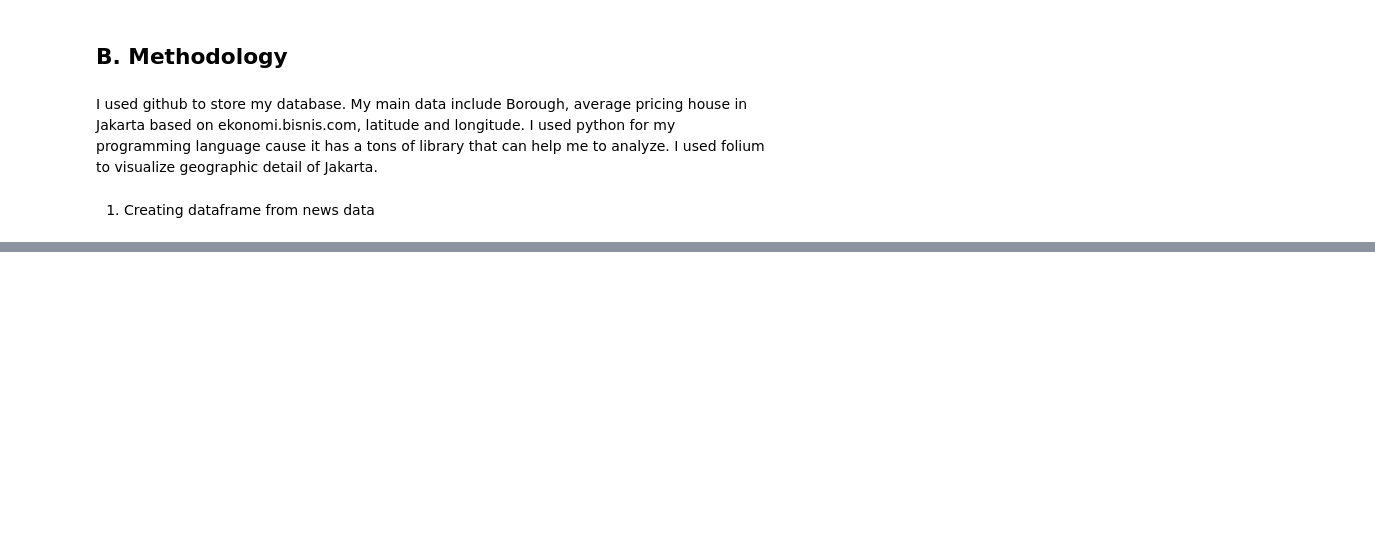
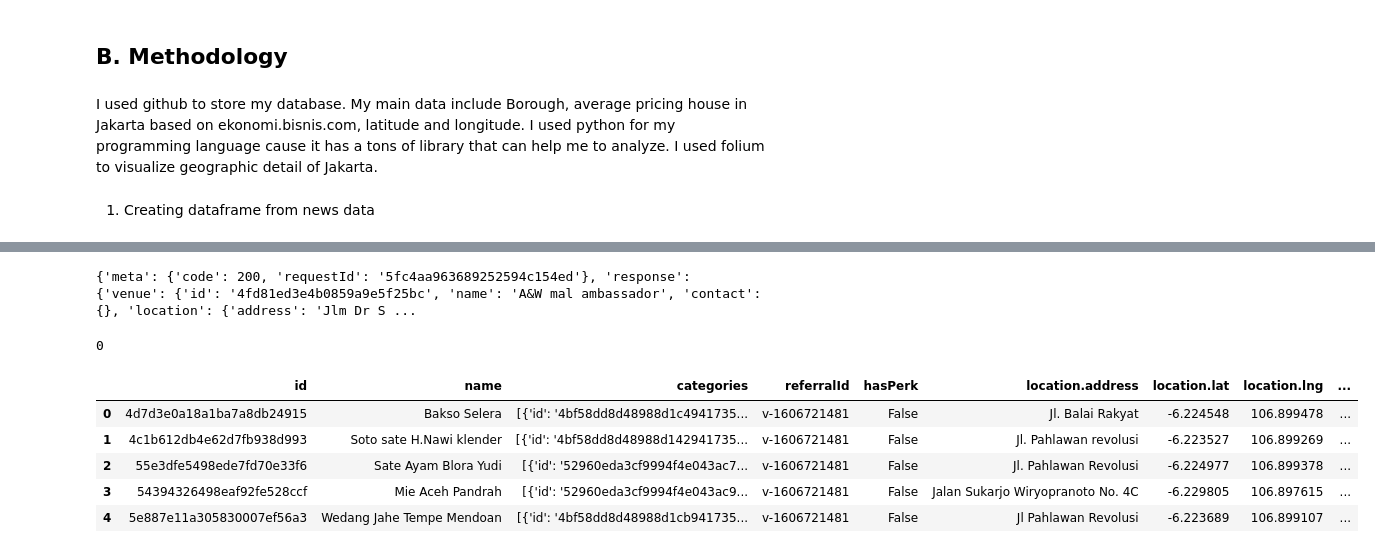
Before and after one commit to richieamir/final-capstone, a Jupyter notebook: housing-sales-Jakarta.ipynb, the cells around one changed output, grey strips where cells are left out. Saved outputs shown, nothing was run; the diff lists cells and outputs as text; code cells hidden in the pictures; blank space fills up the shorter version.

```diff
--- a/housing-sales-Jakarta.ipynb
+++ b/housing-sales-Jakarta.ipynb
@@ -41,0 +64,19 @@ df
+# %%
+CLIENT_ID = 'VF1SBTXRNXKEDALWBRLRE2NT2K0Z3WVTUD3TGPV2DA5HOB3B' # your Foursquare ID
+CLIENT_SECRET = 'WQI03FWI4MIEQVY0PRJYDAUOZJA1P0COTYGYSMFVQ2VXLAEI' # your Foursquare Secret
+VERSION = '20180604'
+LIMIT = 500
+categoryId='4d4b7105d754a06374d81259' #category id for food category
+near='Jembatan + lima'
+ll = '-6.2250,106.900'
+sortByPopularity = '1'
+print('Your credentails:')
+print('CLIENT_ID: ' + CLIENT_ID)
+print('CLIENT_SECRET:' + CLIENT_SECRET)
+
+search_query = ''
+radius = 500
+print(search_query + ' .... OK!')
+
+url = 'https://api.foursquare.com/v2/venues/search?categoryId={}&ll={}&sortByPopularity={}&client_id={}&client_secret={}&ll={},{}&v={}&query={}&radius={}&limit={}'.format(categoryId,ll,sortByPopularity,CLIENT_ID, CLIENT_SECRET, jakarta_lat, jakarta_long, VERSION, search_query, radius, LIMIT)
+url
@@ -41,0 +89,30 @@ df
+# %%
+venue_id = '4fd81ed3e4b0859a9e5f25bc' # ID of Harry's Italian Pizza Bar
+url = 'https://api.foursquare.com/v2/venues/{}?client_id={}&client_secret={}&v={}'.format(venue_id, CLIENT_ID, CLIENT_SECRET, VERSION)
+url
+
+results = requests.get(url).json()
+
+try:
+    print(results)
+except:
+    print('This venue has not been rated yet.')
+
+results['response']['venue']['tips']['count']
+# %% [output]
+{'meta': {'code': 200, 'requestId': '5fc4aa963689252594c154ed'}, 'response': {'venue': {'id': '4fd81ed3e4b0859a9e5f25bc', 'name': 'A&W mal ambassador', 'contact': {}, 'location': {'address': 'Jlm Dr S ...
+0
+# %%
+# assign relevant part of JSON to venues
+venues = results['response']['venues']
+
+# tranform venues into a dataframe
+dataframe = json_normalize(venues)
+dataframe.head()
+# %% [output]
+|  | id | name | categories | referralId | hasPerk | location.address | location.lat | location.lng | ... |
+| 0 | 4d7d3e0a18a1ba7a8db24915 | Bakso Selera | [{'id': '4bf58dd8d48988d1c4941735... | v-1606721481 | False | Jl. Balai Rakyat | -6.224548 | 106.899478 | ... |
+| 1 | 4c1b612db4e62d7fb938d993 | Soto sate H.Nawi klender | [{'id': '4bf58dd8d48988d142941735... | v-1606721481 | False | Jl. Pahlawan revolusi | -6.223527 | 106.899269 | ... |
+| 2 | 55e3dfe5498ede7fd70e33f6 | Sate Ayam Blora Yudi | [{'id': '52960eda3cf9994f4e043ac7... | v-1606721481 | False | Jl. Pahlawan Revolusi | -6.224977 | 106.899378 | ... |
+| 3 | 54394326498eaf92fe528ccf | Mie Aceh Pandrah | [{'id': '52960eda3cf9994f4e043ac9... | v-1606721481 | False | Jalan Sukarjo Wiryopranoto No. 4C | -6.229805 | 106.897615 | ... |
+| 4 | 5e887e11a305830007ef56a3 | Wedang Jahe Tempe Mendoan | [{'id': '4bf58dd8d48988d1cb941735... | v-1606721481 | False | Jl Pahlawan Revolusi | -6.223689 | 106.899107 | ... |
```
Also changed, not shown: parts of 10 cells of this notebook, 3 other files.
